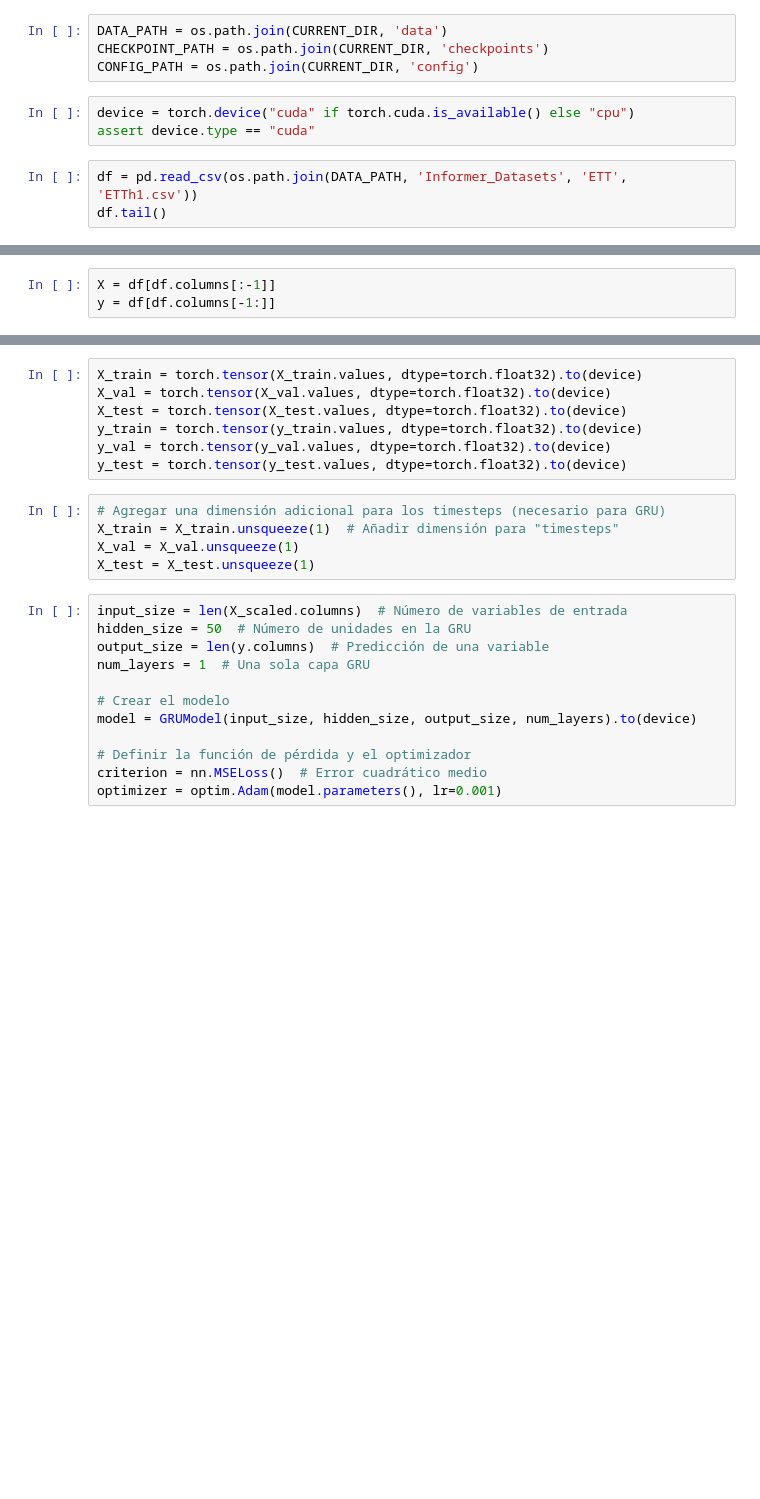
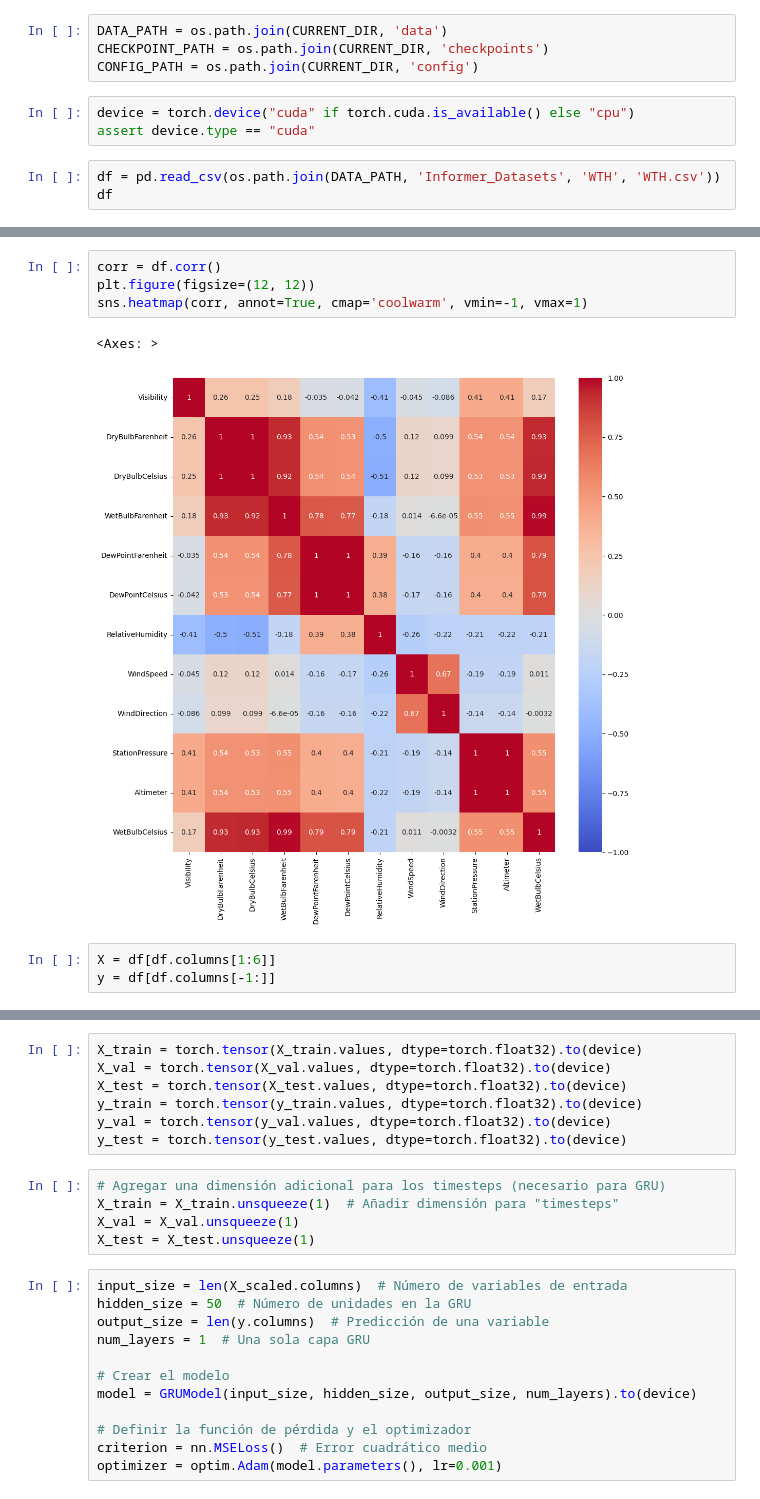
Before and after one commit to ari-dasci/S-DenoGrad, a Jupyter notebook: src/WTH_gru/gru.ipynb, the cells around one changed output, grey strips where cells are left out. Drawn from its saved outputs; the diff is of its cells as text; blank space fills up the shorter version.

Commit message:
dlnr finished for tabular data notebooks testing RNNs new model checkpoints

```diff
--- a/src/WTH_gru/gru.ipynb
+++ b/src/WTH_gru/gru.ipynb
@@ -35,5 +36,5 @@ CONFIG_PATH = os.path.join(CURRENT_DIR, 'config')
 device = torch.device("cuda" if torch.cuda.is_available() else "cpu")
 assert device.type == "cuda"
 # %%
-df = pd.read_csv(os.path.join(DATA_PATH, 'Informer_Datasets', 'ETT', 'ETTh1.csv'))
-df.tail()
+df = pd.read_csv(os.path.join(DATA_PATH, 'Informer_Datasets', 'WTH', 'WTH.csv'))
+df
@@ -44,3 +89,10 @@ df.describe().T
+# %%
+corr = df.corr()
+plt.figure(figsize=(12, 12))
+sns.heatmap(corr, annot=True, cmap='coolwarm', vmin=-1, vmax=1)
+# %% [output]
+<Axes: >
+[figure, added]
 # %%
-X = df[df.columns[:-1]]
+X = df[df.columns[1:6]]
 y = df[df.columns[-1:]]
```
Also changed, not shown: parts of 16 cells of this notebook, 9 other files.
